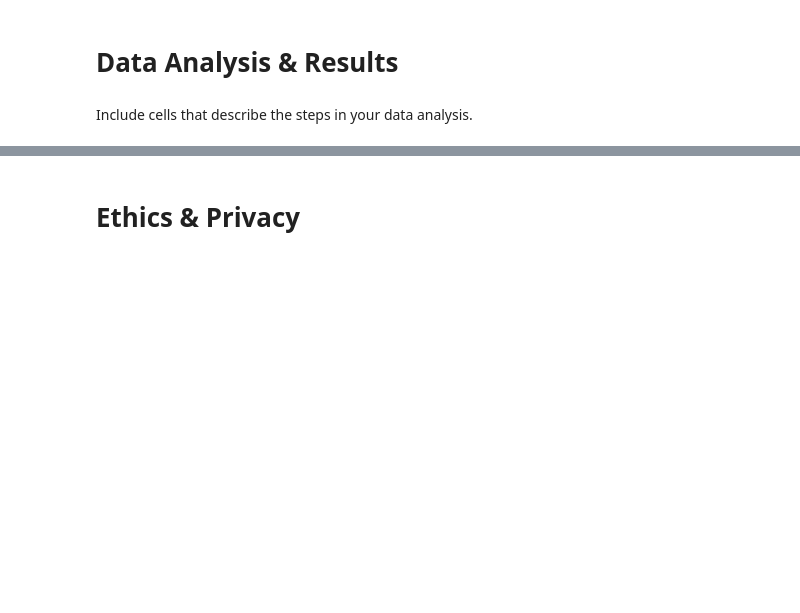
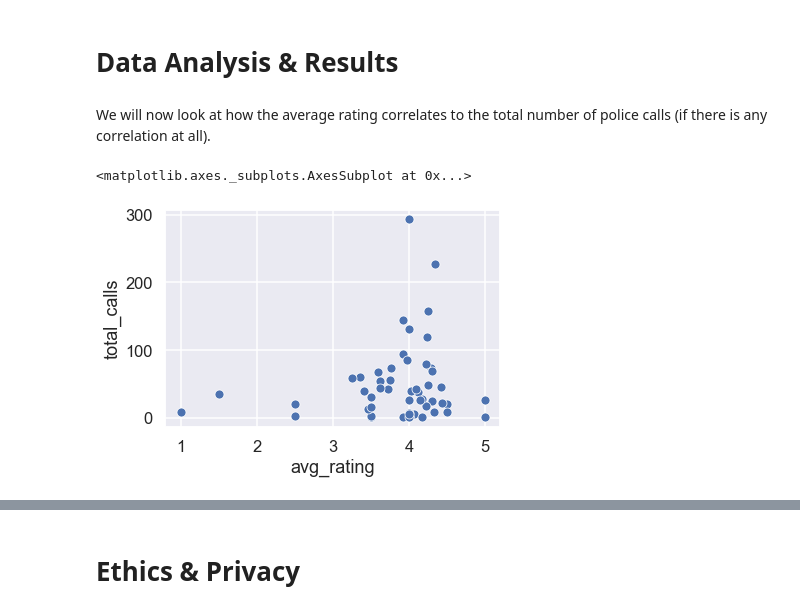
Before and after one commit to michaelbaluja/individual_fa20, a Jupyter notebook: final_project/FinalProject_ritwikksinha.ipynb, the cells around one changed output, grey strips where cells are left out. Drawn from its saved outputs; the diff is of its cells as text; code cells hidden in the pictures; blank space fills up the shorter version.

```diff
--- a/final_project/FinalProject_ritwikksinha.ipynb
+++ b/final_project/FinalProject_ritwikksinha.ipynb
@@ -54,0 +296,7 @@ Describe your data cleaning steps here.
+# %%
+#Unifying both 2019 and 2020 data and keeping only zip and priority.
+df_police = df_2019.append(df_2020)
+df_police.drop(columns=['address_number_primary', 'address_road_primary', 'address_sfx_primary', 'beat', 'address'], inplace=True)
+df_police['zip'] = df_police['zip'].apply(str.strip) #Removing trailing and leading spaces.
+df_police = df_police[df_police['zip'] != 'Calif'] #Dropping the one where we didn't get the proper zip code.
+df_police
@@ -54,0 +317,6 @@ Describe your data cleaning steps here.
+# %%
+#Grouping police calls by zip code and priority.
+df_grouped = df_police.groupby(['zip']).agg('count')
+df_grouped.columns = ['total_calls']
+df_grouped.reset_index(inplace=True)
+df_grouped
@@ -54,0 +337,6 @@ Describe your data cleaning steps here.
+# %%
+#Grouping park ratings by zip code and finding the mean for each zip code.
+df_avg_park = df_parks.groupby('zip').agg('mean')
+df_avg_park.columns = ['avg_rating']
+df_avg_park.reset_index(inplace=True)
+df_avg_park
@@ -54,0 +357,4 @@ Describe your data cleaning steps here.
+# %%
+#Merging the average park ratings and total number of police calls using zip codes in order to get the data in the required format.
+df_complete = df_avg_park.merge(df_grouped, left_on='zip',right_on='zip')
+df_complete
@@ -55,4 +379,2 @@ Describe your data cleaning steps here.
 # %% [markdown]
 # Data Analysis & Results
-# %% [markdown]
-Include cells that describe the steps in your data analysis.
@@ -61,0 +381,8 @@ Include cells that describe the steps in your data analysis.
+# %% [markdown]
+We will now look at how the average rating correlates to the total number of police calls (if there is any correlation at all).
+# %%
+#Plot average rating vs total calls.
+sns.scatterplot(df_complete['avg_rating'],df_complete['total_calls'])
+# %% [output]
+<matplotlib.axes._subplots.AxesSubplot at 0x...>
+[figure, added]
```
Also changed, not shown: parts of 40 cells of this notebook.
